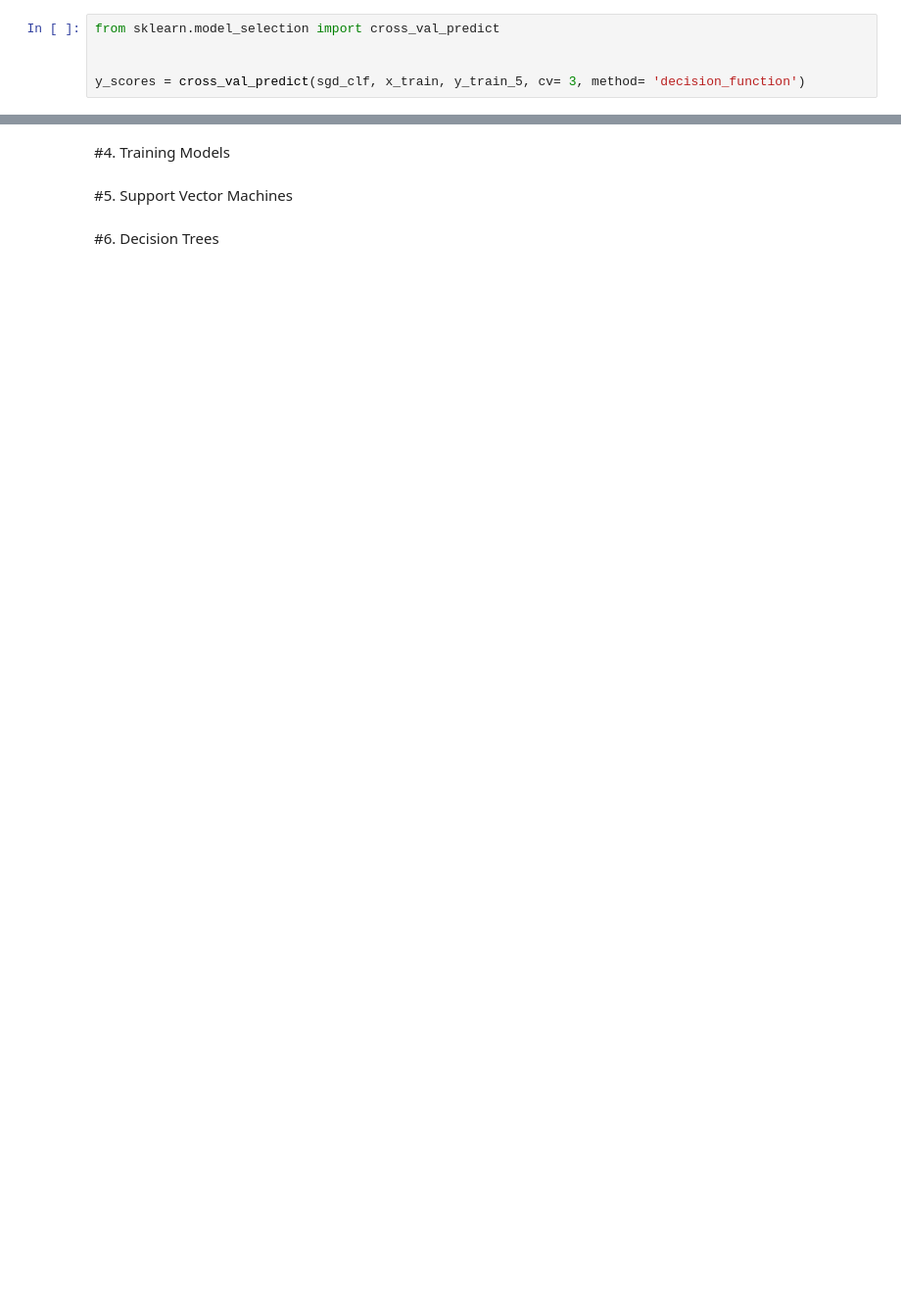
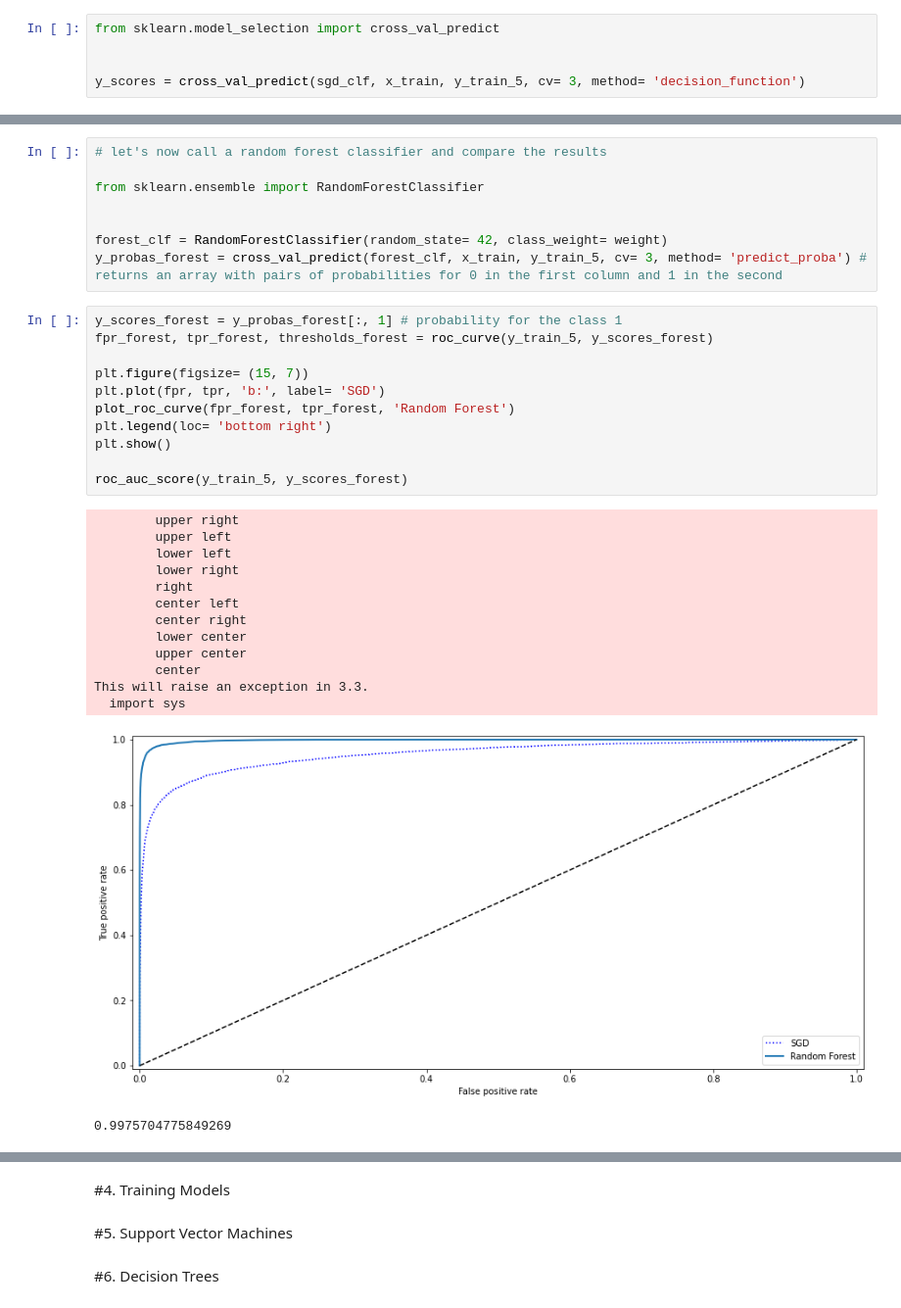
Before and after one commit to LeoFernanndes/notebooks, a Jupyter notebook: Hands_on_Machine_Learning_with_Sklearn_and_TensorFlow.ipynb, the cells around one changed output, grey strips where cells are left out. Shown at 98% size. Drawn from its saved outputs; the diff is of its cells as text; blank space fills up the shorter version.

```diff
--- a/Hands_on_Machine_Learning_with_Sklearn_and_TensorFlow.ipynb
+++ b/Hands_on_Machine_Learning_with_Sklearn_and_TensorFlow.ipynb
@@ -143,0 +167,34 @@ print(recall_score(y_train_5, y_train_pred_90))
+# %%
+# let's now call a random forest classifier and compare the results
+
+from sklearn.ensemble import RandomForestClassifier
+
+
+forest_clf = RandomForestClassifier(random_state= 42, class_weight= weight)
+y_probas_forest = cross_val_predict(forest_clf, x_train, y_train_5, cv= 3, method= 'predict_proba') # returns an array with pairs of probabilities for 0 in the first column and 1 in the second
+# %%
+y_scores_forest = y_probas_forest[:, 1] # probability for the class 1
+fpr_forest, tpr_forest, thresholds_forest = roc_curve(y_train_5, y_scores_forest)
+
+plt.figure(figsize= (15, 7))
+plt.plot(fpr, tpr, 'b:', label= 'SGD')
+plot_roc_curve(fpr_forest, tpr_forest, 'Random Forest')
+plt.legend(loc= 'bottom right')
+plt.show()
+
+roc_auc_score(y_train_5, y_scores_forest)
+# %% [output]
+        upper right
+        upper left
+        lower left
+        lower right
+        right
+        center left
+        center right
+        lower center
+        upper center
+        center
+This will raise an exception in 3.3.
+  import sys
+[figure, added]
+0.9975704775849269
```
Also changed, not shown: parts of 6 cells of this notebook.
